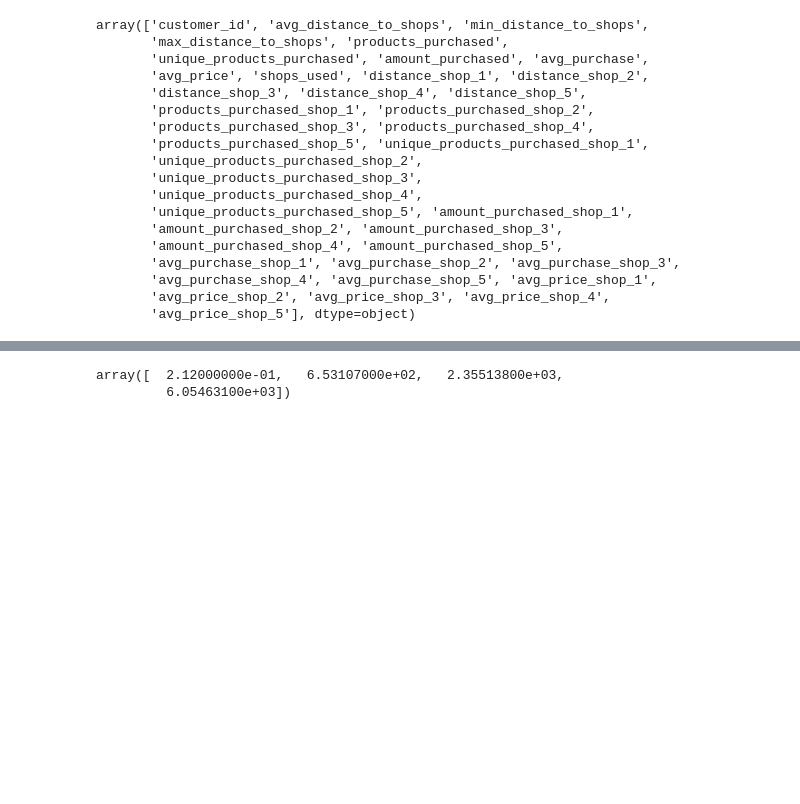
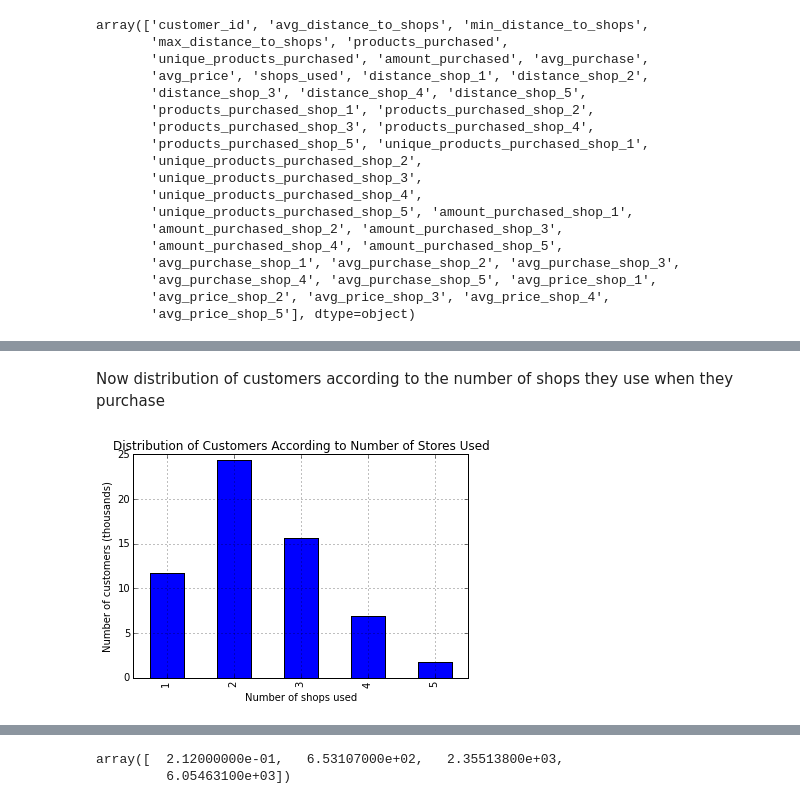
Before and after one commit to rcuevass/clustering_PCA_marketing, a Jupyter notebook: Store range effect in purchase.ipynb, the cells around one changed output, grey strips where cells are left out. Cells and saved outputs as stored; diff of their text form; code cells hidden in the pictures; blank space fills up the shorter version.

```diff
--- a/Store range effect in purchase.ipynb
+++ b/Store range effect in purchase.ipynb
@@ -70,0 +80,23 @@ dfAux['Avg. Purchase in Shop'] = list_purchase
+# %% [markdown]
+Now distribution of customers according to the number of shops they use when they purchase
+# %%
+list_purchase = []
+for k in range(1,6):
+    #text_ = 'avg_purchase_shop_' + str(k)
+    aux_ = sum(data['shops_used']== k)
+    #perc_ = (float(aux_)/float(num_customers))*100
+    perc_ = float(aux_/1000.)
+    #print k , perc_
+    list_purchase.append(perc_)
+dfAux = pd.DataFrame()
+dfAux['Number of Shops Used'] = [1,2,3,4,5]
+dfAux['Number of Customers'] = list_purchase
+
+dfAux.plot(x='Number of Shops Used',y='Number of Customers',kind='bar',
+           title='Distribution of Customers According to Number of Stores Used',
+           legend=False,grid=True)
+plt.xlabel('Number of shops used ')
+plt.ylabel('Number of customers (thousands)')
+plt.show()
+# %% [output]
+[figure, added]
```
Also changed, not shown: parts of 29 cells of this notebook.
